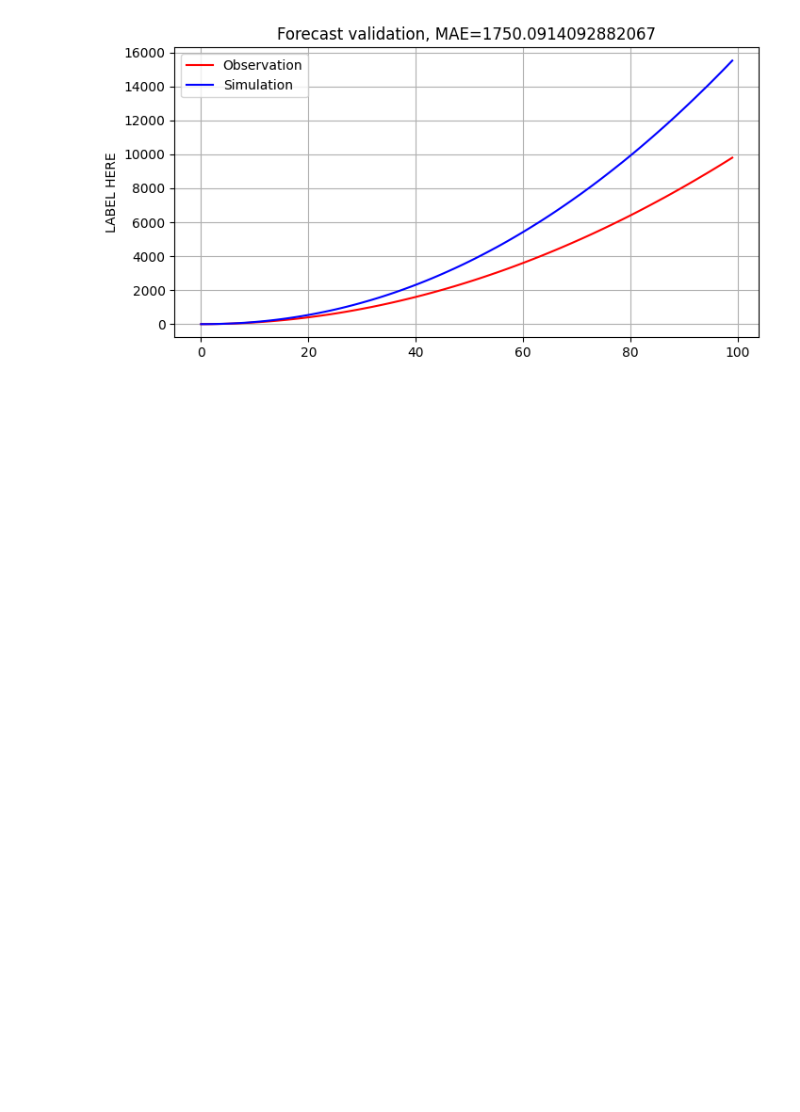
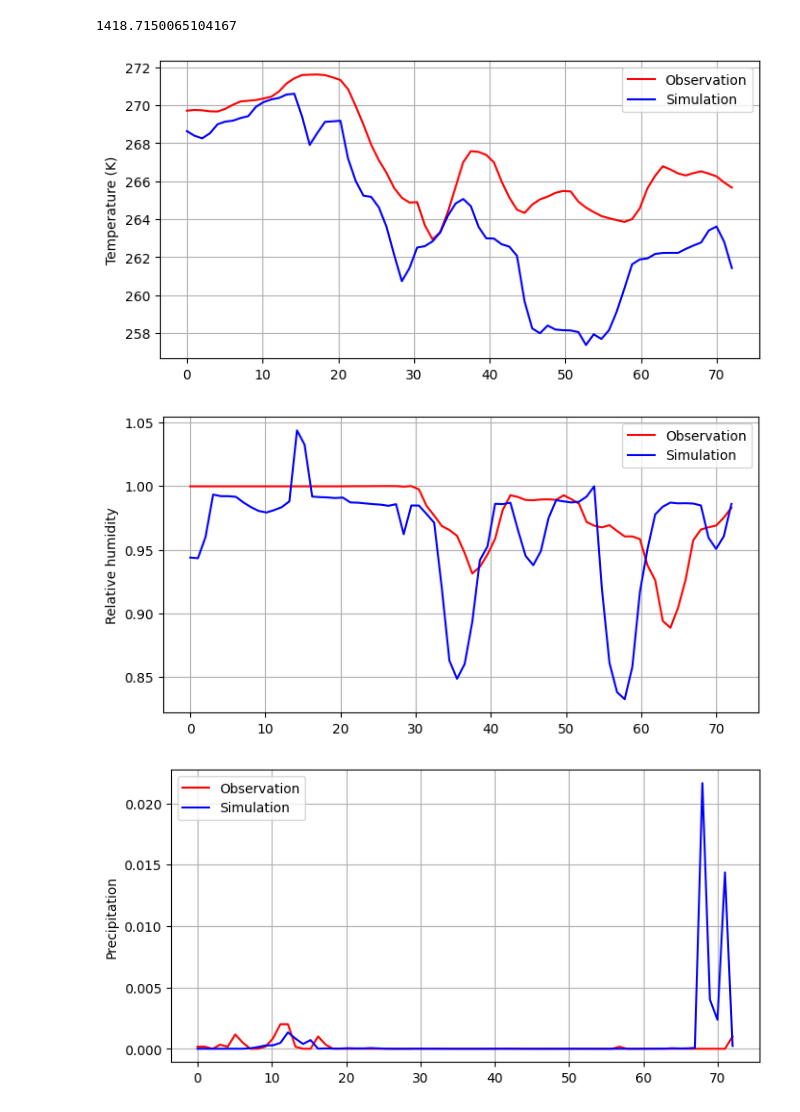
Before and after one commit to pirstov/Air_quality_forecast, a Jupyter notebook: Load_validation_data.ipynb, the cells around one changed output. Saved outputs shown, nothing was run; the diff lists cells and outputs as text; code cells hidden in the pictures; blank space fills up the shorter version.

Commit message:
Further development of model validation

```diff
--- a/Load_validation_data.ipynb
+++ b/Load_validation_data.ipynb
@@ -122,7 +119,7 @@ VARIABLES_TO_FETCH = ['HYY_DMPS.tconc',     # Total particle concentration (plac
                       'HYY_META.Precipacc'] # Precipitation
 
 # 'HYY_META.O384', 'HYY_META.NOx84' -> No response from the server, web API does not show any data either for any NOx/O3 variable
-df = get_smear_data(days_to_fetch=2,variables_to_fetch=VARIABLES_TO_FETCH)
+df = get_smear_data(days_to_fetch=3,variables_to_fetch=VARIABLES_TO_FETCH)
 
 variables_to_fetch = df.columns#.drop(columns='datetime').columns
 N_variables = len(variables_to_fetch)
@@ -223,26 +199,37 @@ plot_wind_rose(direction, speed, direction_bins, speed_bins, "Hyytiälä station
 # %%
 import xarray as xr
+from netCDF4 import Dataset
 from pandas.tseries.offsets import DateOffset
 
 def load_chimere_data(file):
     # Load model output
-    data = xr.open_dataset(file)
+    data = xr.open_dataset(file, engine="netcdf4")
 
     # Define the time in common format with reference observations
-    data['datetime'] = pd.to_datetime(data['Times'].values, errors = 'coerce')
+    #data['datetime'] = pd.to_datetime(data['Times'].values, errors = 'coerce')
 
     # Drop the old time column
     #data.drop(columns = 'Time', inplace = True)
 
     # Shift to Helsinki time zone, GMT + 2
-    data['datetime'] = data['datetime'] + DateOffset(hours = 2)
     # ...
 
     # Define as index
-    data.set_index(data['datetime'], inplace = True)
+    #data.set_index(data['datetime'], inplace = True)
 
     return data
+
+
+df = load_chimere_data('val_data_2025_02_12.nc')
+#df = load_chimere_data("../CHIMERE/chimere_forecast/nest-FINLAND6-forecast/chim_nest-FINLAND6-forecast_2025012900_72_out.nc")
+
+#ds = xr.open_dataset("../CHIMERE/chimere_forecast/nest-FINLAND6-forecast/chim_nest-FINLAND6-forecast_2025012900_72_out.nc", engine="netcdf4")
 # %%
+import xarray as xr
+from netCDF4 import Dataset
+from pandas.tseries.offsets import DateOffset
+import numpy as np
+
 MAGIC_LON = 43  # Magic number to reduce number of find_nearest calls to one
 MAGIC_LAT = 52  # Magic number to reduce number of find_nearest calls to one
 HYYTIALA_LON = 24.294795
@@ -254,7 +241,8 @@ def find_nearest(array, value):
     idx = (np.abs(array - value)).argmin()
     return idx
 
-chd = load_chimere_data("dummy.nc")
+chd = xr.open_dataset("val_data_2025_02_12.nc", engine="netcdf4")
+#load_chimere_data("dummy.nc")
 
 # Pick up the grid point corresponds to Hyytiälä
 idx_lon = find_nearest(chd.nav_lon[MAGIC_LON, :], HYYTIALA_LON)
@@ -265,27 +253,38 @@ VERT_LAYER_NUM = 1
 ch_wind_zonal = chd.winz.sel(bottom_top = VERT_LAYER_NUM).sel(x = idx_lon).sel(y = idx_lat)
 ch_wind_meridional = chd.winm.sel(bottom_top = VERT_LAYER_NUM).sel(x = idx_lon).sel(y = idx_lat)
 ch_temperature = chd.temp.sel(bottom_top = VERT_LAYER_NUM).sel(x = idx_lon).sel(y = idx_lat)
-ch_relhum = chd.sreh.sel(bottom_top = VERT_LAYER_NUM).sel(x = idx_lon).sel(y = idx_lat)      # Surface relative humidity ok?
-ch_precip = chd.toppc.sel(bottom_top = VERT_LAYER_NUM).sel(x = idx_lon).sel(y = idx_lat)     # Total preicipitation ok?
+ch_relhum = chd.sreh.sel(x = idx_lon).sel(y = idx_lat)      # Surface relative humidity ok?
+ch_precip = chd.topc.sel(x = idx_lon).sel(y = idx_lat)     # Total preicipitation ok?
 ch_pm25 = chd.PM25.sel(bottom_top = VERT_LAYER_NUM).sel(x = idx_lon).sel(y = idx_lat)
+# %%
+np.max(df['HYY_DMPS.tconc'])
+# %% [output]
+1418.7150065104167
 # %%
 # PLOTTING
 
 def compute_MAE(actual, predicted):
     '''Helper function for computed the mean absolute error (MAE) between two arrays'''
     return np.sum(np.abs(actual-predicted))/len(actual)
 
-def plot_validation(time = np.array([x for x in range(100)]), chim = np.array([x**2.1 for x in range(100)]), obs = np.array([x**2 for x in range(100)])):
+def plot_validation(time = np.array([x for x in range(100)]), chim = np.array([x**2.1 for x in range(100)]), obs = np.array([x**2 for x in range(100)]), label='y-axis', fig_name = 'dummy.png'):
     plt.figure(figsize = (8,4))
-    plt.plot(time, obs, color='red', label='Observation')
-    plt.plot(time, chim, color='blue', label='Simulation')
+    plt.plot(np.linspace(0, len(obs), len(obs)), obs, color='red', label='Observation')
+    plt.plot(np.linspace(0, len(chim), len(chim)), chim, color='blue', label='Simulation')
     plt.legend()
-    plt.title(f"Forecast validation, MAE={compute_MAE(obs, chim)}")
-    plt.ylabel('LABEL HERE')
+    #plt.title(f"Forecast validation, MAE={compute_MAE(obs, chim)}")
+    plt.ylabel(label)
     fig.autofmt_xdate(rotation=45)
     plt.grid()
+    plt.savefig(fig_name, dpi = 350, bbox_inches='tight')
     plt.show()
 
-plot_validation()
+plot_validation(chd.Times, ch_temperature, df['HYY_META.Tmm168'] + 273.15, 'Temperature (K)', 'validation_temp_2025_02_12.png')
+plot_validation(chd.Times, ch_relhum, df['HYY_META.RH168']/100, 'Relative humidity', 'validation_relhum_2025_02_12.png')
+plot_validation(chd.Times, ch_precip, df['HYY_META.Precipacc'], 'Precipitation', 'validation_precip_2025_02_12.png')
+plot_validation(chd.Times, np.sqrt(ch_wind_meridional**2 + ch_wind_zonal**2), df['HYY_META.WSU84'], 'Wind speed (m/s)', 'validation_windsp_2025_02_12.png')
+#plot_validation(chd.Times, ch_pm25, df['HYY_DMPS.tconc']/1000, 'Particle matter (bad observation)')
 # %% [output]
-[figure, old version]
+[figure, new version]
+[figure, added]
+[figure, added]
```
Also changed, not shown: parts of 4 cells of this notebook, 4 other files.
